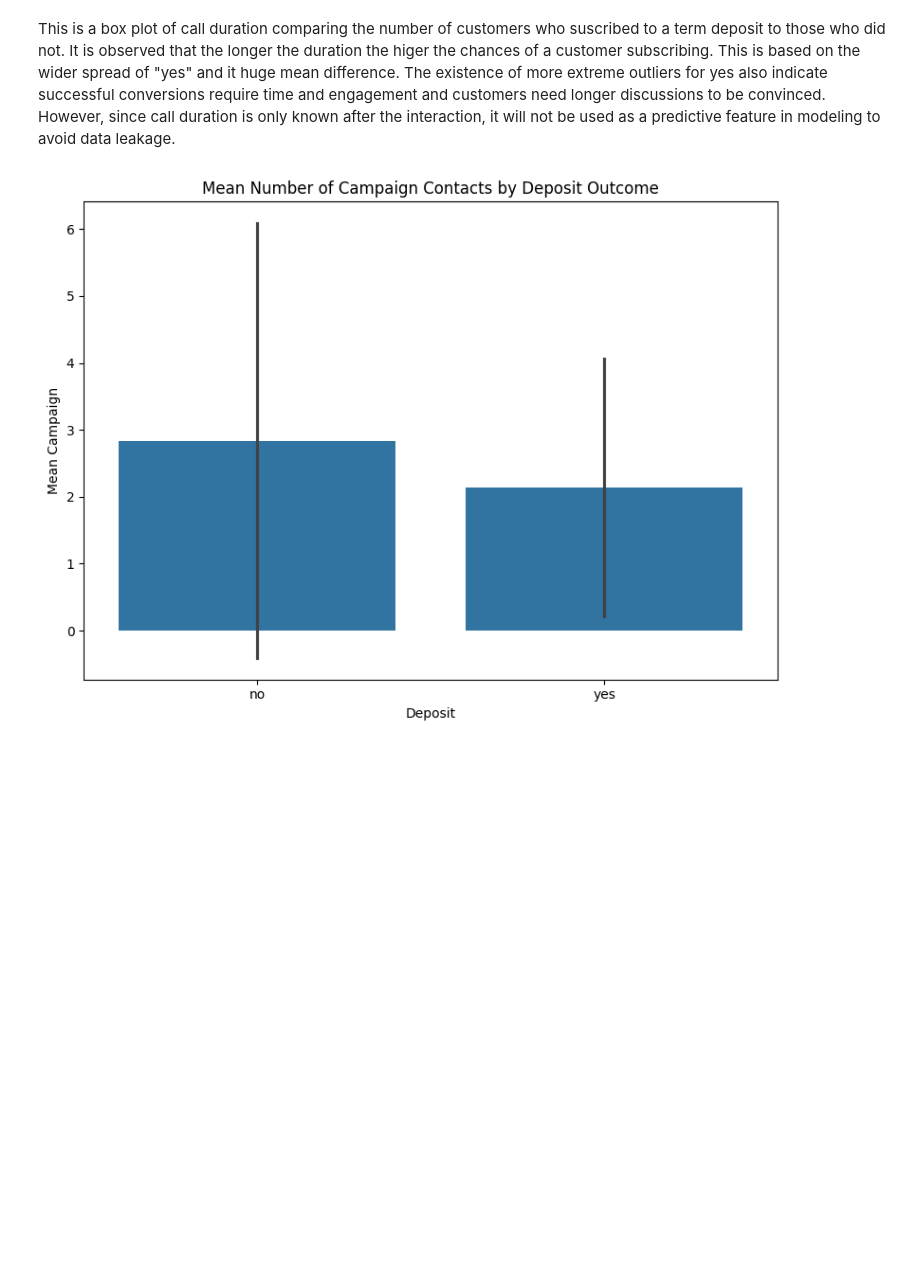
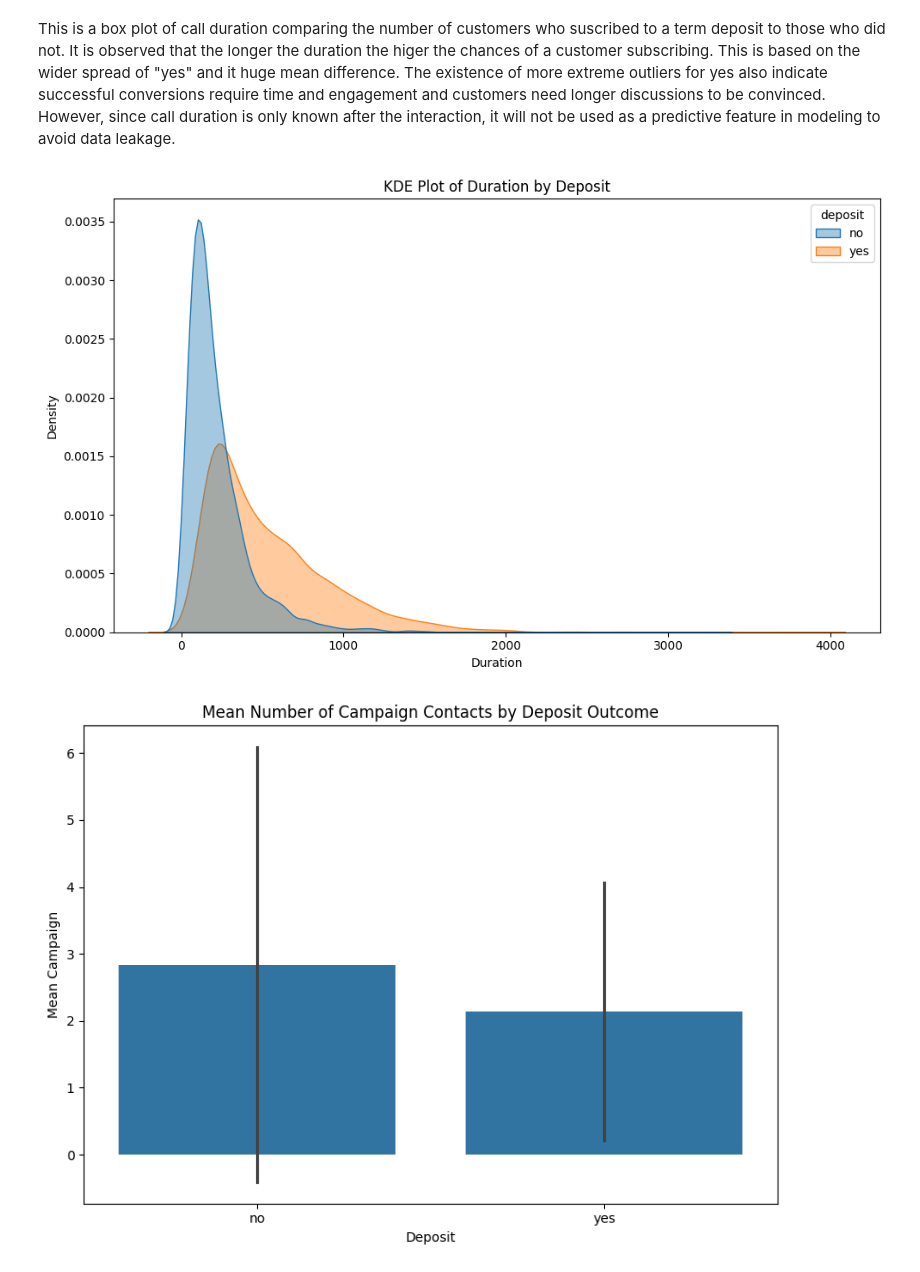
Before and after one commit to sharifatumoro/bank_deposit_prediction, a Jupyter notebook: nootebooks/01_eda.ipynb, the cells around one changed output. Drawn from its saved outputs; the diff is of its cells as text; code cells hidden in the pictures; blank space fills up the shorter version.

```diff
--- a/nootebooks/01_eda.ipynb
+++ b/nootebooks/01_eda.ipynb
@@ -722,20 +703,3 @@ plt.show()
 [figure]
 # %% [markdown]
 The KDE plot shows that balance is positively associated with deposit subscription. Although both subscribers and non-subscribers are concentrated at lower balance values, customers who subscribed tend to have a slightly heavier distribution toward higher balances.
-# %%
-# Convert deposit to numeric
-df["deposit_flag"] = df["deposit"].map({"yes": 1, "no": 0})
-
-# Compute deposit rate by day
-day_deposit_rate = df.groupby("day")["deposit_flag"].mean().reset_index()
-
-# Plot
-plt.figure(figsize=(10, 6))
-plt.plot(day_deposit_rate["day"], day_deposit_rate["deposit_flag"], marker="o")
-plt.title("Deposit Subscription Rate by Day of Month")
-plt.xlabel("Day of Month")
-plt.ylabel("Deposit Rate")
-plt.xticks(range(1, 32))
-plt.grid(True, alpha=0.3)
-plt.tight_layout()
-plt.show()
@@ -755,6 +715,24 @@ plt.show()
 [figure]
 # %% [markdown]
 This is a box plot of call duration comparing the number of customers who suscribed to a term deposit to those who did not. It is observed that the longer the duration the higer the chances of a customer subscribing. This is based on the wider spread of "yes" and it huge mean difference. The existence of more extreme outliers for yes also indicate successful conversions require time and engagement and customers need longer discussions to be convinced. However, since call duration is only known after the interaction, it will not be used as a predictive feature in modeling to avoid data leakage.
+# %%
+plt.figure(figsize=(10, 6))
+sns.kdeplot(
+    data=df,
+    x="duration",
+    hue="deposit",
+    fill=True,
+    common_norm=False,
+    alpha=0.4
+)
+
+plt.title("KDE Plot of Duration by Deposit")
+plt.xlabel("Duration")
+plt.ylabel("Density")
+plt.tight_layout()
+plt.show()
+# %% [output]
+[figure, added]
 # %%
 # Bar chart of mean campaign by deposit
 plt.figure(figsize=(8, 6))
```
Also changed, not shown: parts of 18 cells of this notebook, 9 other files.
